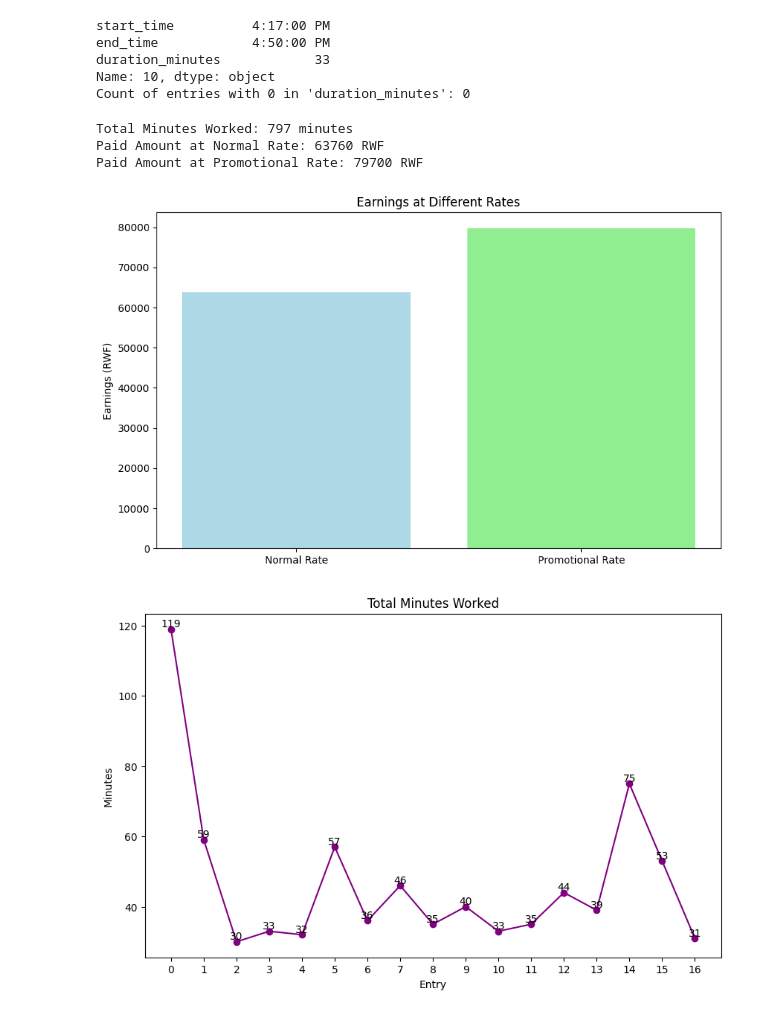
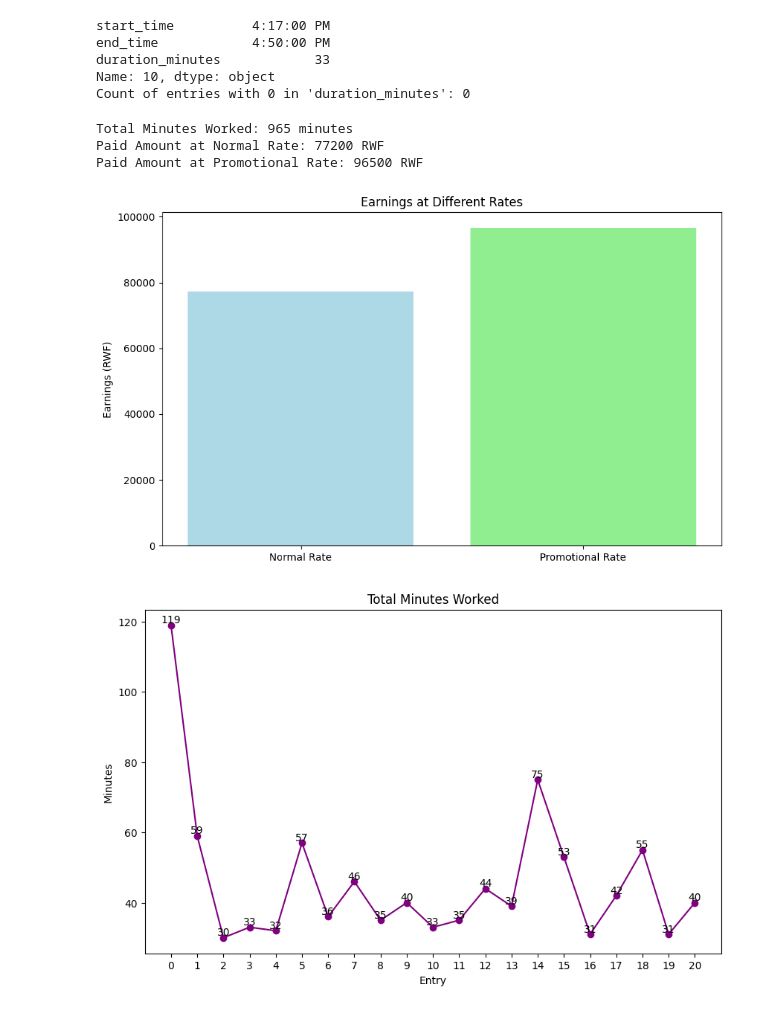
Before and after one commit to Nindenkawe/Playground_Python, a Jupyter notebook: exerciseB/File_manupulation/py_basics.ipynb, the cells around one changed output. Drawn from its saved outputs; the diff is of its cells as text; code cells hidden in the pictures.

```diff
--- a/exerciseB/File_manupulation/py_basics.ipynb
+++ b/exerciseB/File_manupulation/py_basics.ipynb
@@ -204,7 +205,7 @@ def minutes_between_times(start_time, end_time):
 
 if __name__ == "__main__":
     # Read the CSV file into a Pandas DataFrame
-    df = pd.read_csv('../File_manupulation/Minutes - November_minutes(2).csv')
+    df = pd.read_csv('../File_manupulation/Minutes - November_minutes.csv')
 
     # Calculate minutes worked for each entry and store it in a new column
     df['minutes_worked'] = df.apply(lambda row: minutes_between_times(row['start_time'], row['end_time']), axis=1)
@@ -216,38 +217,38 @@ if __name__ == "__main__":
     earnings_promotional_rate = total_minutes * promotional_rate
 
     print(f'Total Minutes Worked: {total_minutes} minutes')
     print(f'Paid Amount at Normal Rate: {earnings_normal_rate} RWF')
     print(f'Paid Amount at Promotional Rate: {earnings_promotional_rate} RWF')
 
     # Create a bar chart to visualize earnings at different rates
     rates = ['Normal Rate', 'Promotional Rate']
     earnings = [earnings_normal_rate, earnings_promotional_rate]
 
     plt.figure(figsize=(10, 6))
     plt.bar(rates, earnings, color=['lightblue', 'lightgreen'])
     plt.title('Earnings at Different Rates')
     plt.ylabel('Earnings (RWF)')
 
     # Create a line chart for total minutes worked
     dates = range(len(df))
     plt.figure(figsize=(10, 6))
     plt.plot(dates, df['minutes_worked'], marker='o', linestyle='-', color='purple')
     plt.title('Total Minutes Worked')
     plt.xlabel('Entry')
     plt.ylabel('Minutes')
     plt.xticks(dates)
 
     # Add labels to the data points
     for x, y in zip(dates, df['minutes_worked']):
         plt.text(x, y, str(y), ha='center', va='bottom', fontsize=10)
 
     plt.show()
 # %% [output]
-Total Minutes Worked: 797 minutes
-Paid Amount at Normal Rate: 63760 RWF
-Paid Amount at Promotional Rate: 79700 RWF
+Total Minutes Worked: 965 minutes
+Paid Amount at Normal Rate: 77200 RWF
+Paid Amount at Promotional Rate: 96500 RWF
-[figure, old version]
+[figure, new version]
-[figure, old version]
+[figure, new version]
 # %%
 import pandas as pd
 from datetime import datetime, timedelta
```
Also changed, not shown: parts of 2 cells of this notebook, 1 other file.
